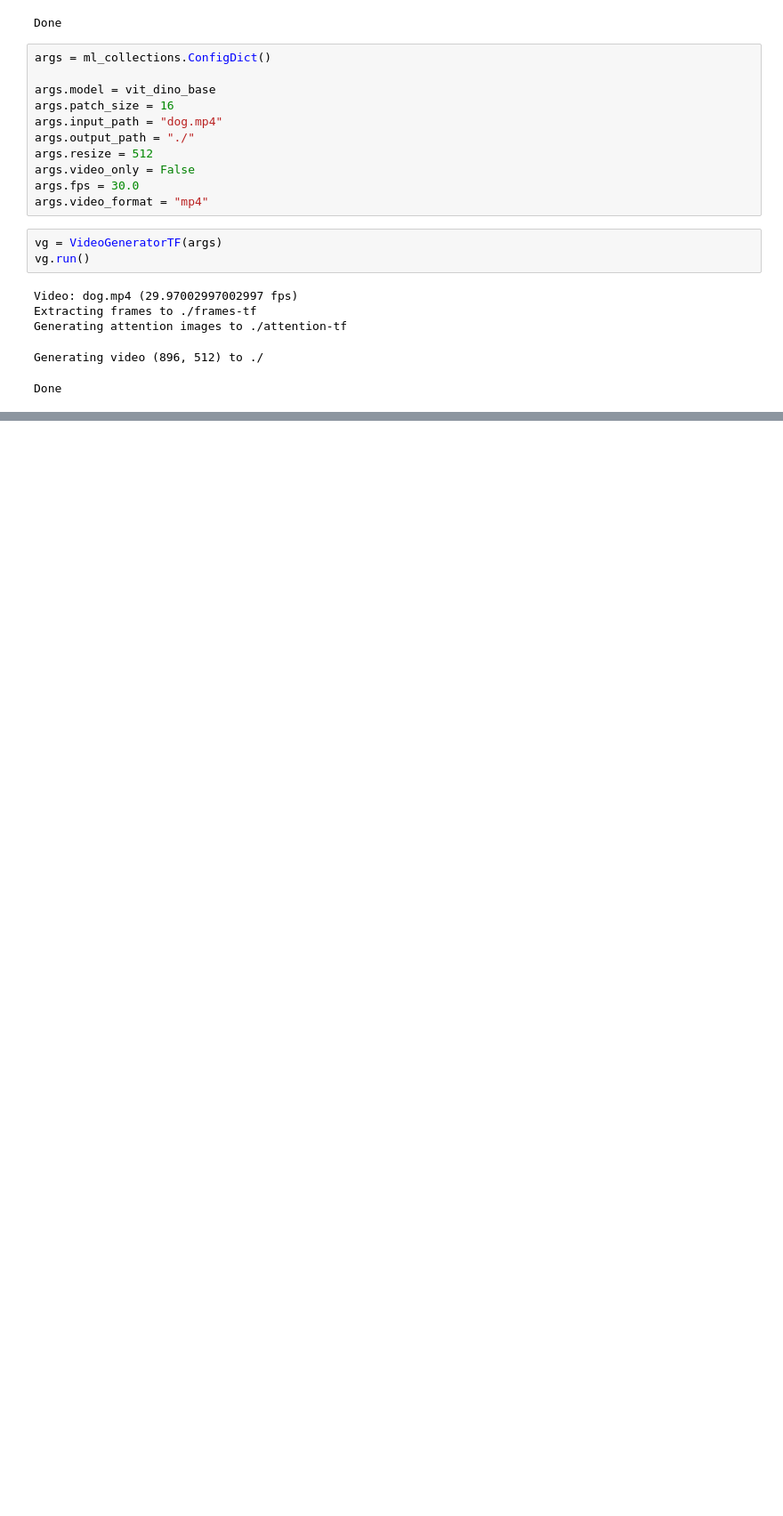
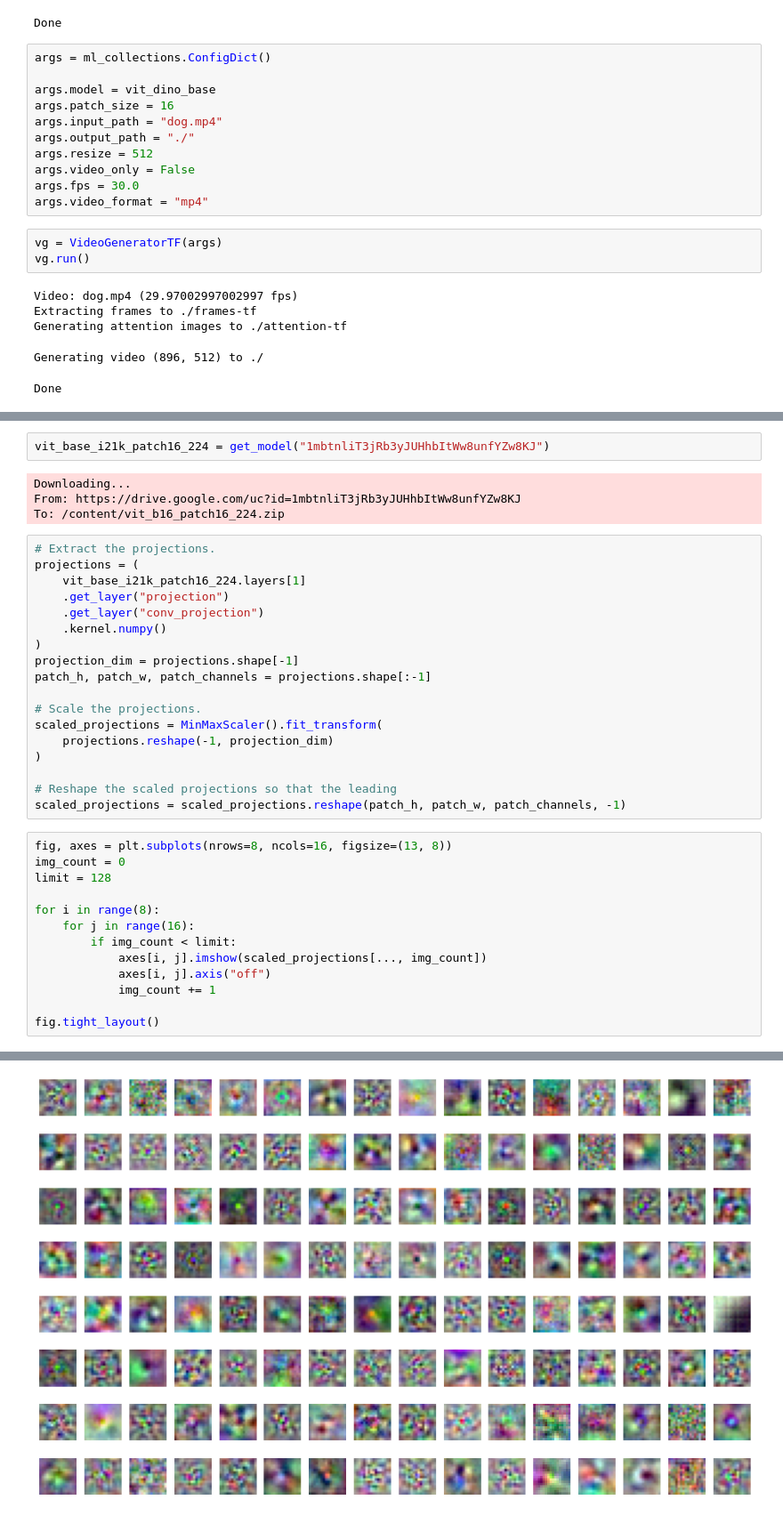
Before and after one commit to abhilashreddys/Explaining-Vision-Transformers, a Jupyter notebook: ExplainViT.ipynb, the cells around one changed output, grey strips where cells are left out. Shown at 89% size. Drawn from its saved outputs; the diff is of its cells as text; blank space fills up the shorter version.

```diff
--- a/ExplainViT.ipynb
+++ b/ExplainViT.ipynb
@@ -486,0 +637,38 @@ Done
+# %%
+vit_base_i21k_patch16_224 = get_model("1mbtnliT3jRb3yJUHhbItWw8unfYZw8KJ")
+# %% [output]
+Downloading...
+From: https://drive.google.com/uc?id=1mbtnliT3jRb3yJUHhbItWw8unfYZw8KJ
+To: /content/vit_b16_patch16_224.zip
+# %%
+# Extract the projections.
+projections = (
+    vit_base_i21k_patch16_224.layers[1]
+    .get_layer("projection")
+    .get_layer("conv_projection")
+    .kernel.numpy()
+)
+projection_dim = projections.shape[-1]
+patch_h, patch_w, patch_channels = projections.shape[:-1]
+
+# Scale the projections.
+scaled_projections = MinMaxScaler().fit_transform(
+    projections.reshape(-1, projection_dim)
+)
+
+# Reshape the scaled projections so that the leading
+scaled_projections = scaled_projections.reshape(patch_h, patch_w, patch_channels, -1)
+# %%
+fig, axes = plt.subplots(nrows=8, ncols=16, figsize=(13, 8))
+img_count = 0
+limit = 128
+
+for i in range(8):
+    for j in range(16):
+        if img_count < limit:
+            axes[i, j].imshow(scaled_projections[..., img_count])
+            axes[i, j].axis("off")
+            img_count += 1
+
+fig.tight_layout()
+# %% [output]
@@ -486,0 +686 @@ Done
+[figure, added]
```
Also changed, not shown: parts of 15 cells of this notebook.
